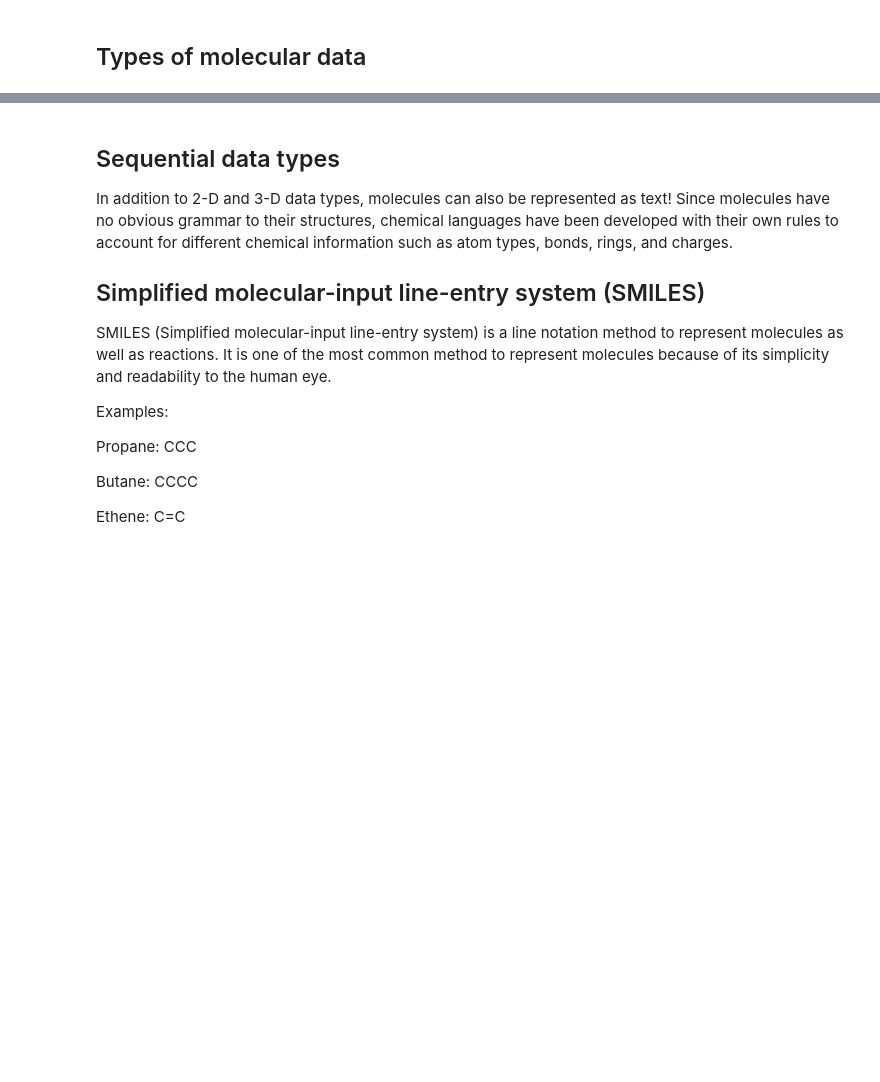
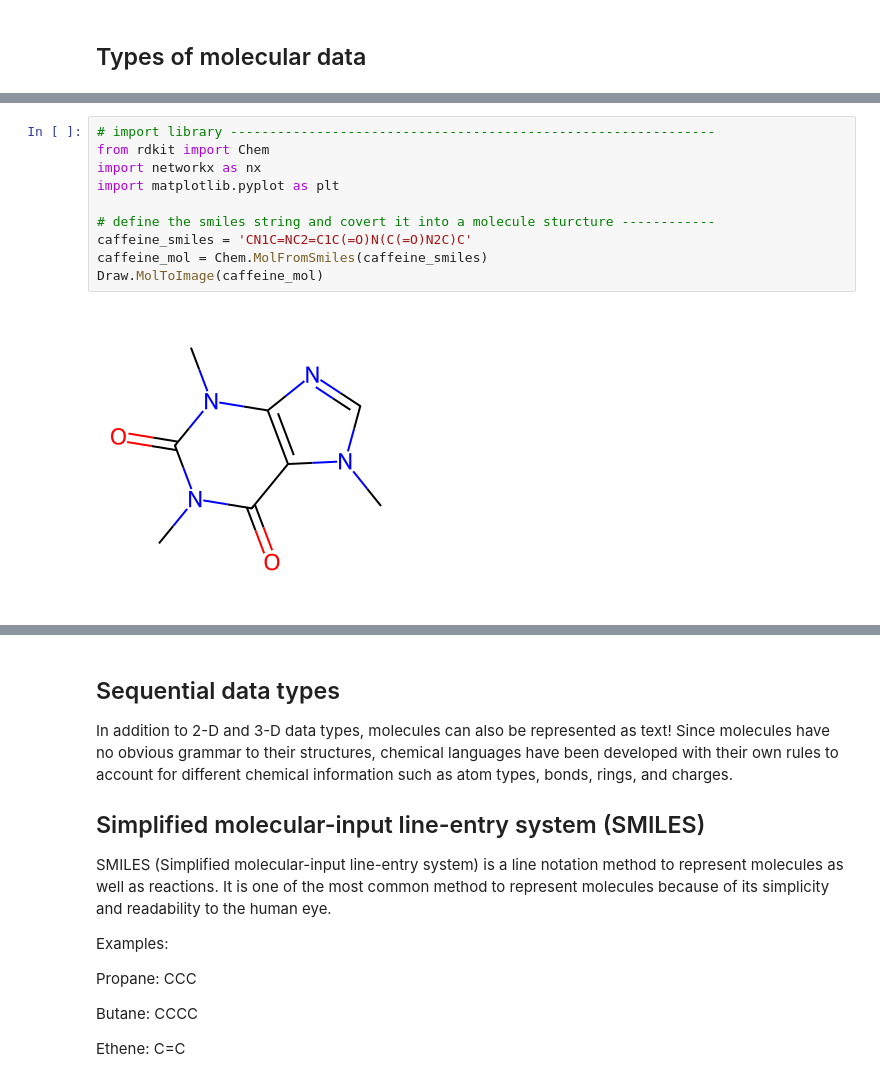
Before and after one commit to architvasan/MichiganTutorialMolecularData, a Jupyter notebook: ChemicalData.ipynb, the cells around one changed output, grey strips where cells are left out. Saved outputs shown, nothing was run; the diff lists cells and outputs as text; blank space fills up the shorter version.

```diff
--- a/ChemicalData.ipynb
+++ b/ChemicalData.ipynb
@@ -71,0 +87,12 @@ G = nx.from_numpy_array(adjacency_matrix)
+# %%
+# import library --------------------------------------------------------------
+from rdkit import Chem
+import networkx as nx
+import matplotlib.pyplot as plt
+
+# define the smiles string and covert it into a molecule sturcture ------------
+caffeine_smiles = 'CN1C=NC2=C1C(=O)N(C(=O)N2C)C'
+caffeine_mol = Chem.MolFromSmiles(caffeine_smiles)
+Draw.MolToImage(caffeine_mol)
+# %% [output]
+[figure, added]
```
Also changed, not shown: parts of 18 cells of this notebook.
